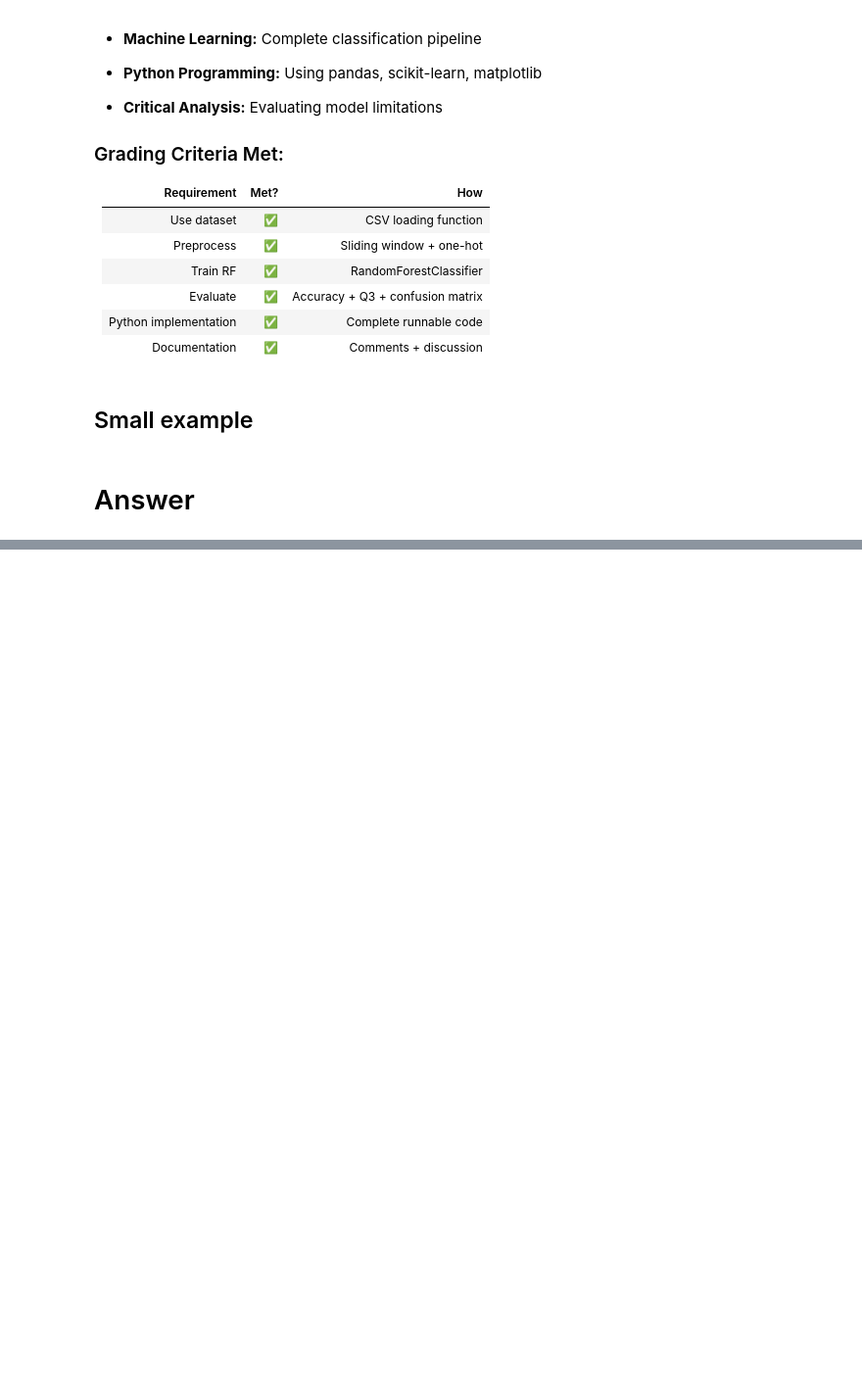
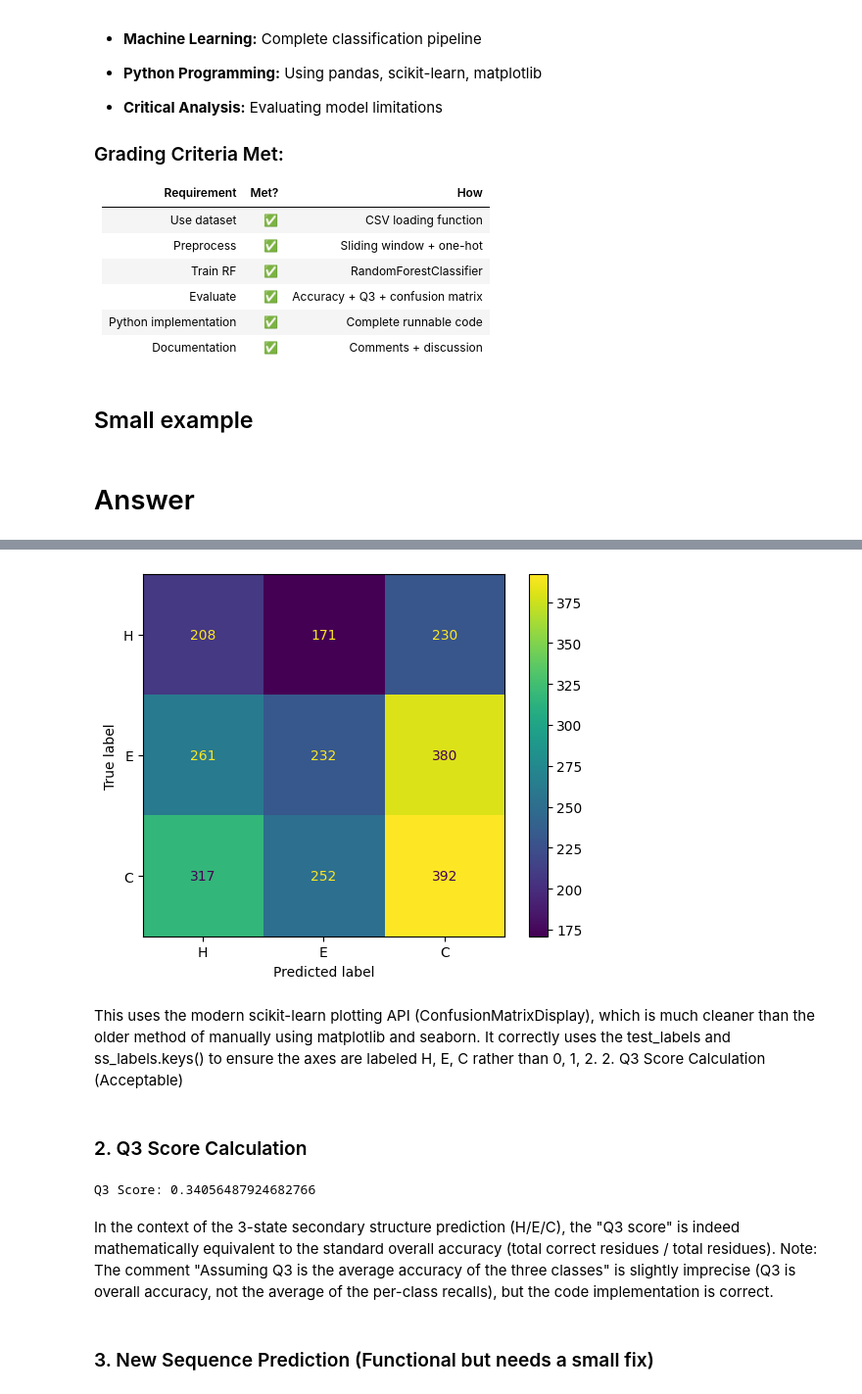
Before and after one commit to MartaVohnoutovaBukovec/IOS-655-Python-a-Bash, a Jupyter notebook: Chamod_B25399_HW1_B-task.ipynb, the cells around one changed output, grey strips where cells are left out. Shown: that part at 98% size. Drawn from its saved outputs; the diff is of its cells as text; code cells hidden in the pictures; blank space fills up the shorter version.

```diff
--- a/Chamod_B25399_HW1_B-task.ipynb
+++ b/Chamod_B25399_HW1_B-task.ipynb
@@ -372,0 +406,23 @@ Test Accuracy: 0.3235563703024748
+# %%
+cm = confusion_matrix(test_labels, test_preds)
+disp = ConfusionMatrixDisplay(confusion_matrix=cm, display_labels=ss_labels.keys())
+disp.plot()
+plt.show()
+# %% [output]
+[figure, added]
+# %% [markdown]
+This uses the modern scikit-learn plotting API (ConfusionMatrixDisplay), which is much cleaner than the older method of manually using matplotlib and seaborn. It correctly uses the test_labels and ss_labels.keys() to ensure the axes are labeled H, E, C rather than 0, 1, 2.
+2. Q3 Score Calculation (Acceptable)
+# %% [markdown]
+### 2. Q3 Score Calculation
+# %%
+# Assuming Q3 is the average accuracy of the three classes
+q3 = accuracy_score(test_labels, test_preds)
+print("Q3 Score:", q3)
+# %% [output]
+Q3 Score: 0.34056487924682766
+# %% [markdown]
+ In the context of the 3-state secondary structure prediction (H/E/C), the "Q3 score" is indeed mathematically equivalent to the standard overall accuracy (total correct residues / total residues).
+Note: The comment "Assuming Q3 is the average accuracy of the three classes" is slightly imprecise (Q3 is overall accuracy, not the average of the per-class recalls), but the code implementation is correct.
+# %% [markdown]
+### 3. New Sequence Prediction (Functional but needs a small fix)
```
Also changed, not shown: parts of 14 cells of this notebook.
